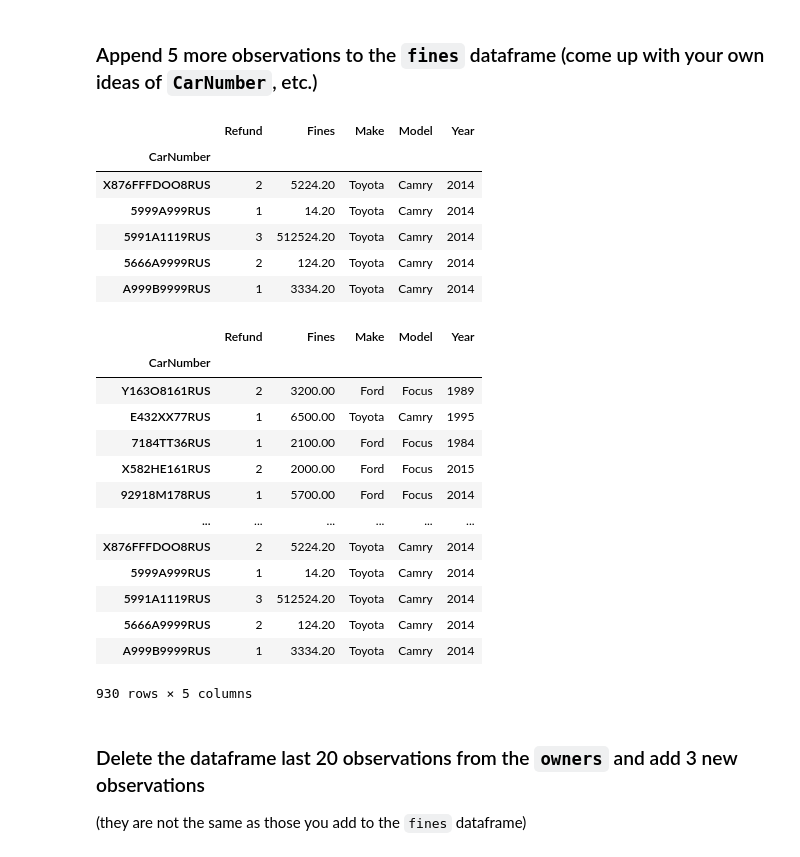
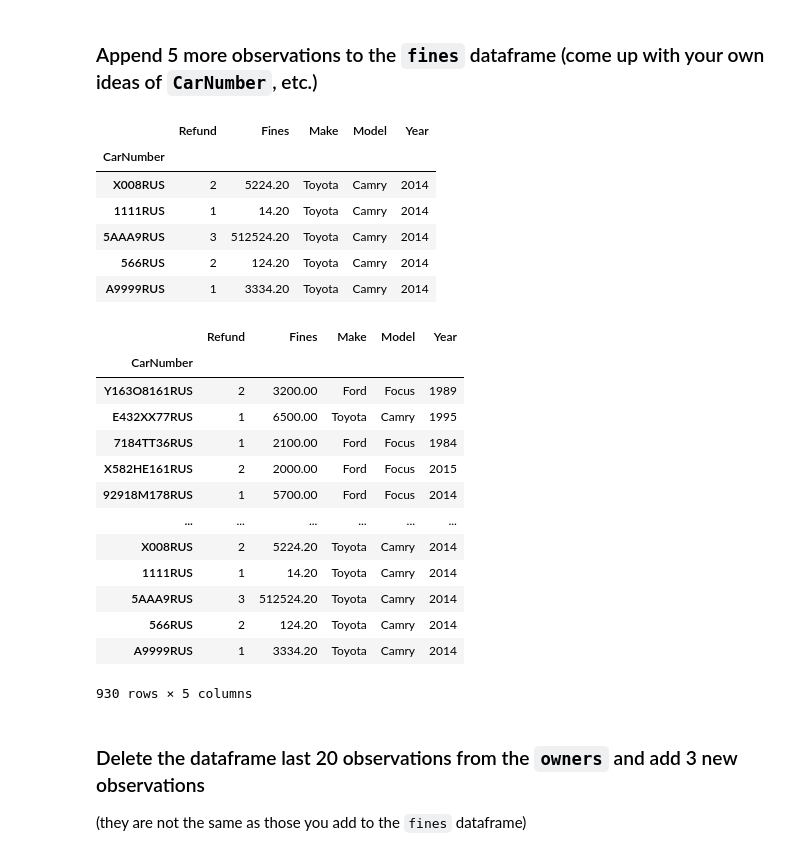
Before and after one commit to MosheGroot/Piscine-Python-Data-Science, a Jupyter notebook: Day05_Pandas/ex04_Enrichments-and-transformations/enrichment.ipynb, the cells around one changed output. Drawn from its saved outputs; the diff is of its cells as text; code cells hidden in the pictures.

```diff
--- a/Day05_Pandas/ex04/enrichment.ipynb
+++ b/Day05_Pandas/ex04_Enrichments-and-transformations/enrichment.ipynb
@@ -205,24 +205,24 @@ owners
 # %% [markdown]
 ### Append 5 more observations to the `fines` dataframe (come up with your own ideas of `CarNumber`, etc.)
 # %%
-new_observations = [['X876FFFDOO8RUS', 2, 5224.2, 'Toyota', 'Camry', 2014],
-                    ['5999A999RUS', 1, 14.2, 'Toyota', 'Camry', 2014],
-                    ['5991A1119RUS', 3, 512524.2, 'Toyota', 'Camry', 2014],
-                    ['5666A9999RUS', 2, 124.2, 'Toyota', 'Camry', 2014],
-                    ['A999B9999RUS', 1, 3334.2, 'Toyota', 'Camry', 2014]]
+new_observations = [['X008RUS', 2, 5224.2, 'Toyota', 'Camry', 2014],
+                    ['1111RUS', 1, 14.2, 'Toyota', 'Camry', 2014],
+                    ['5AAA9RUS', 3, 512524.2, 'Toyota', 'Camry', 2014],
+                    ['566RUS', 2, 124.2, 'Toyota', 'Camry', 2014],
+                    ['A9999RUS', 1, 3334.2, 'Toyota', 'Camry', 2014]]
 
 new_observations = pd.DataFrame(new_observations, columns=fines.reset_index().columns)
 new_observations.set_index('CarNumber', inplace=True)
 
 new_observations
 # %% [output]
 |  | Refund | Fines | Make | Model | Year |
 | CarNumber |  |  |  |  |  |
-| X876FFFDOO8RUS | 2 | 5224.20 | Toyota | Camry | 2014 |
-| 5999A999RUS | 1 | 14.20 | Toyota | Camry | 2014 |
-| 5991A1119RUS | 3 | 512524.20 | Toyota | Camry | 2014 |
-| 5666A9999RUS | 2 | 124.20 | Toyota | Camry | 2014 |
-| A999B9999RUS | 1 | 3334.20 | Toyota | Camry | 2014 |
+| X008RUS | 2 | 5224.20 | Toyota | Camry | 2014 |
+| 1111RUS | 1 | 14.20 | Toyota | Camry | 2014 |
+| 5AAA9RUS | 3 | 512524.20 | Toyota | Camry | 2014 |
+| 566RUS | 2 | 124.20 | Toyota | Camry | 2014 |
+| A9999RUS | 1 | 3334.20 | Toyota | Camry | 2014 |
 # %%
 fines = pd.concat([fines, new_observations])
 fines
@@ -235,11 +235,11 @@ fines
 | X582HE161RUS | 2 | 2000.00 | Ford | Focus | 2015 |
 | 92918M178RUS | 1 | 5700.00 | Ford | Focus | 2014 |
 | ... | ... | ... | ... | ... | ... |
-| X876FFFDOO8RUS | 2 | 5224.20 | Toyota | Camry | 2014 |
-| 5999A999RUS | 1 | 14.20 | Toyota | Camry | 2014 |
-| 5991A1119RUS | 3 | 512524.20 | Toyota | Camry | 2014 |
-| 5666A9999RUS | 2 | 124.20 | Toyota | Camry | 2014 |
-| A999B9999RUS | 1 | 3334.20 | Toyota | Camry | 2014 |
+| X008RUS | 2 | 5224.20 | Toyota | Camry | 2014 |
+| 1111RUS | 1 | 14.20 | Toyota | Camry | 2014 |
+| 5AAA9RUS | 3 | 512524.20 | Toyota | Camry | 2014 |
+| 566RUS | 2 | 124.20 | Toyota | Camry | 2014 |
+| A9999RUS | 1 | 3334.20 | Toyota | Camry | 2014 |
 930 rows × 5 columns
 # %% [markdown]
 ### Delete the dataframe last 20 observations from the `owners` and add 3 new observations
```
Also changed, not shown: parts of 10 cells of this notebook, 2 other files.
